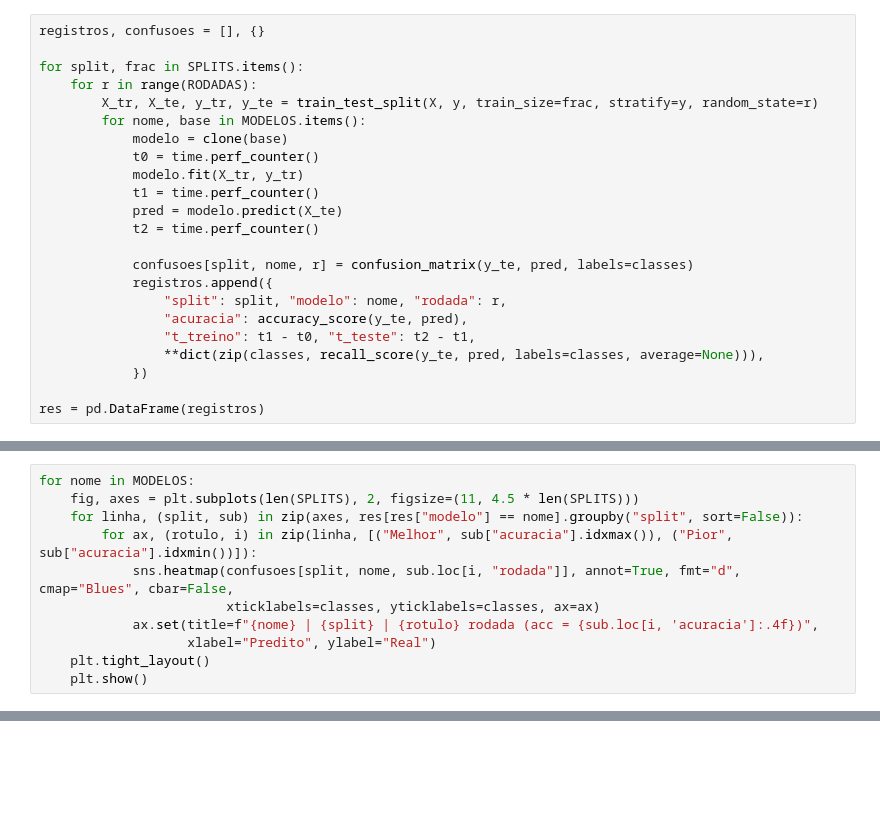
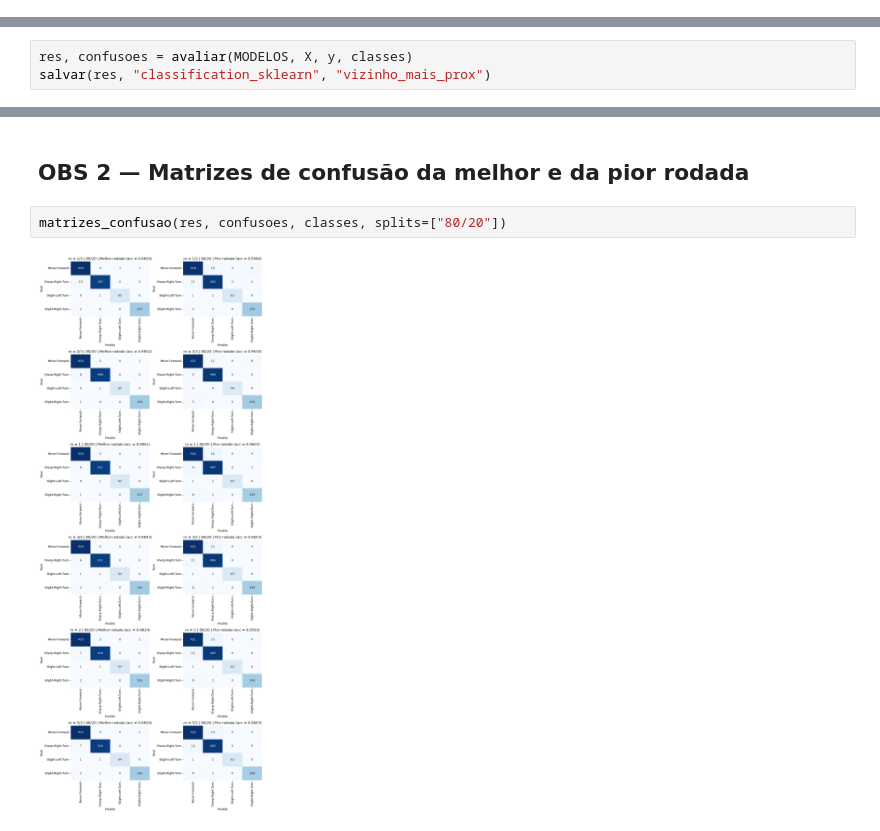
Before and after one commit to gabisponciano/pattern_recognition_1, a Jupyter notebook: classification_sklearn/vizinho_mais_prox.ipynb, the cells around one changed output, grey strips where cells are left out. Drawn from its saved outputs; the diff is of its cells as text; blank space fills up the shorter version.

```diff
--- a/classification_sklearn/vizinho_mais_prox.ipynb
+++ b/classification_sklearn/vizinho_mais_prox.ipynb
@@ -27,23 +32,0 @@ MODELOS = {f"m = {nome}": KNeighborsClassifier(n_neighbors=1, p=m, algorithm="br
-# %%
-registros, confusoes = [], {}
-
-for split, frac in SPLITS.items():
-    for r in range(RODADAS):
-        X_tr, X_te, y_tr, y_te = train_test_split(X, y, train_size=frac, stratify=y, random_state=r)
-        for nome, base in MODELOS.items():
-            modelo = clone(base)
-            t0 = time.perf_counter()
-            modelo.fit(X_tr, y_tr)
-            t1 = time.perf_counter()
-            pred = modelo.predict(X_te)
-            t2 = time.perf_counter()
-
-            confusoes[split, nome, r] = confusion_matrix(y_te, pred, labels=classes)
-            registros.append({
-                "split": split, "modelo": nome, "rodada": r,
-                "acuracia": accuracy_score(y_te, pred),
-                "t_treino": t1 - t0, "t_teste": t2 - t1,
-                **dict(zip(classes, recall_score(y_te, pred, labels=classes, average=None))),
-            })
-
-res = pd.DataFrame(registros)
@@ -58,11 +47,3 @@ plt.title("Acurácia (média ± desvio-padrão) por separação treino/teste");
 # %%
-for nome in MODELOS:
-    fig, axes = plt.subplots(len(SPLITS), 2, figsize=(11, 4.5 * len(SPLITS)))
-    for linha, (split, sub) in zip(axes, res[res["modelo"] == nome].groupby("split", sort=False)):
-        for ax, (rotulo, i) in zip(linha, [("Melhor", sub["acuracia"].idxmax()), ("Pior", sub["acuracia"].idxmin())]):
-            sns.heatmap(confusoes[split, nome, sub.loc[i, "rodada"]], annot=True, fmt="d", cmap="Blues", cbar=False,
-                        xticklabels=classes, yticklabels=classes, ax=ax)
-            ax.set(title=f"{nome} | {split} | {rotulo} rodada (acc = {sub.loc[i, 'acuracia']:.4f})",
-                   xlabel="Predito", ylabel="Real")
-    plt.tight_layout()
-    plt.show()
+res, confusoes = avaliar(MODELOS, X, y, classes)
+salvar(res, "classification_sklearn", "vizinho_mais_prox")
@@ -78,0 +73,6 @@ sns.catplot(por_classe, x="classe", y="acuracia_classe", hue="modelo", col="spli
+# %% [markdown]
+## OBS 2 — Matrizes de confusão da melhor e da pior rodada
+# %%
+matrizes_confusao(res, confusoes, classes, splits=["80/20"])
+# %% [output]
+[figure, added]
```
Also changed, not shown: parts of 19 cells of this notebook, 19 other files.
